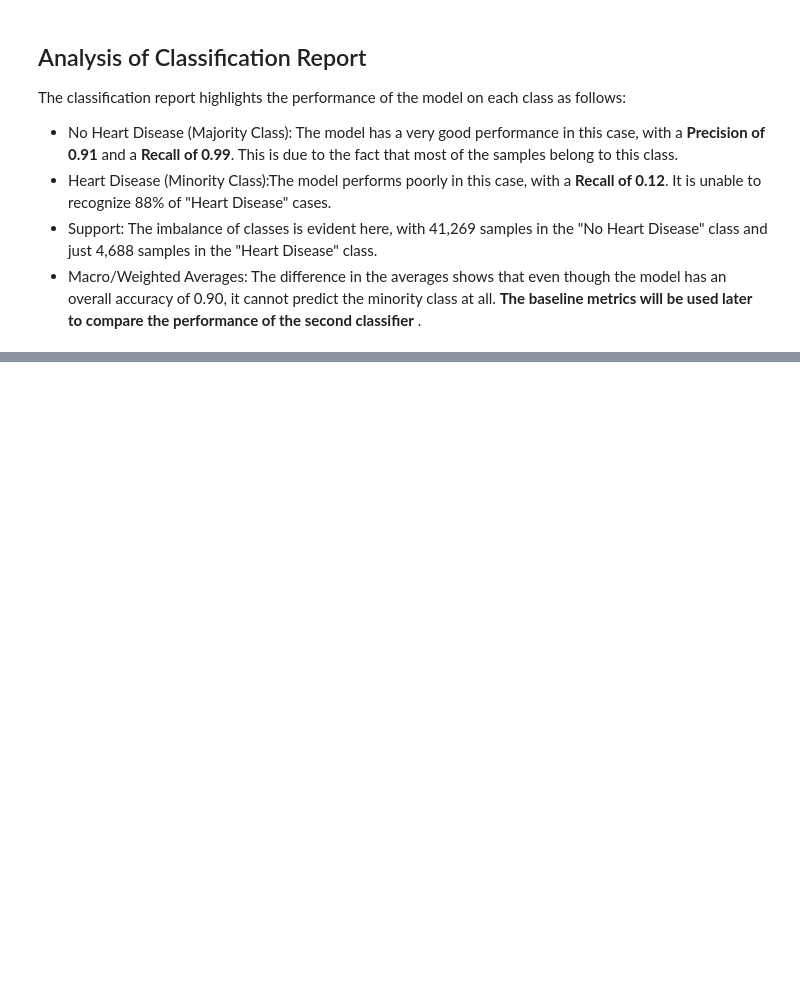
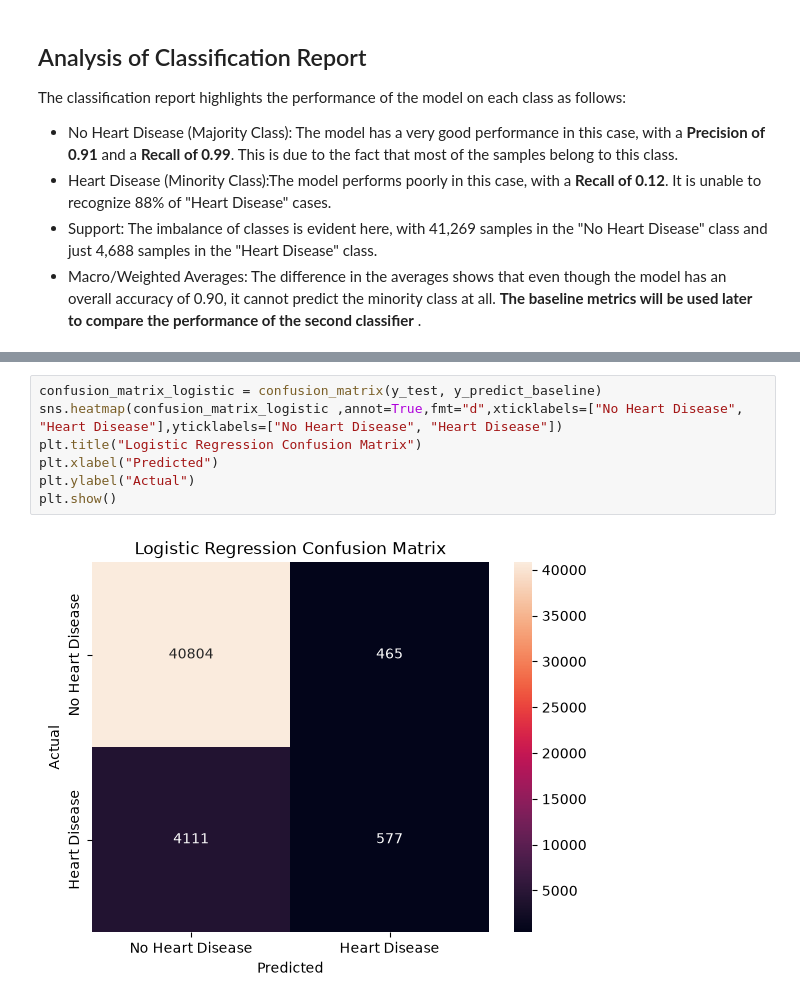
Before and after one commit to LunaYahya/AI-Training, a Jupyter notebook: Project/day1_2_note.ipynb, the cells around one changed output, grey strips where cells are left out. Drawn from its saved outputs; the diff is of its cells as text; blank space fills up the shorter version.

Commit message:
Add Second classifier, cross-validation, confusion matrix, precision/recall/F1 and comparison.

```diff
--- a/Project/day1_2_note.ipynb
+++ b/Project/day1_2_note.ipynb
@@ -602,0 +714,9 @@ The classification report highlights the performance of the model on each class
+# %%
+confusion_matrix_logistic = confusion_matrix(y_test, y_predict_baseline)
+sns.heatmap(confusion_matrix_logistic ,annot=True,fmt="d",xticklabels=["No Heart Disease", "Heart Disease"],yticklabels=["No Heart Disease", "Heart Disease"])
+plt.title("Logistic Regression Confusion Matrix")
+plt.xlabel("Predicted")
+plt.ylabel("Actual")
+plt.show()
+# %% [output]
+[figure, added]
```
Also changed, not shown: parts of 29 cells of this notebook.
